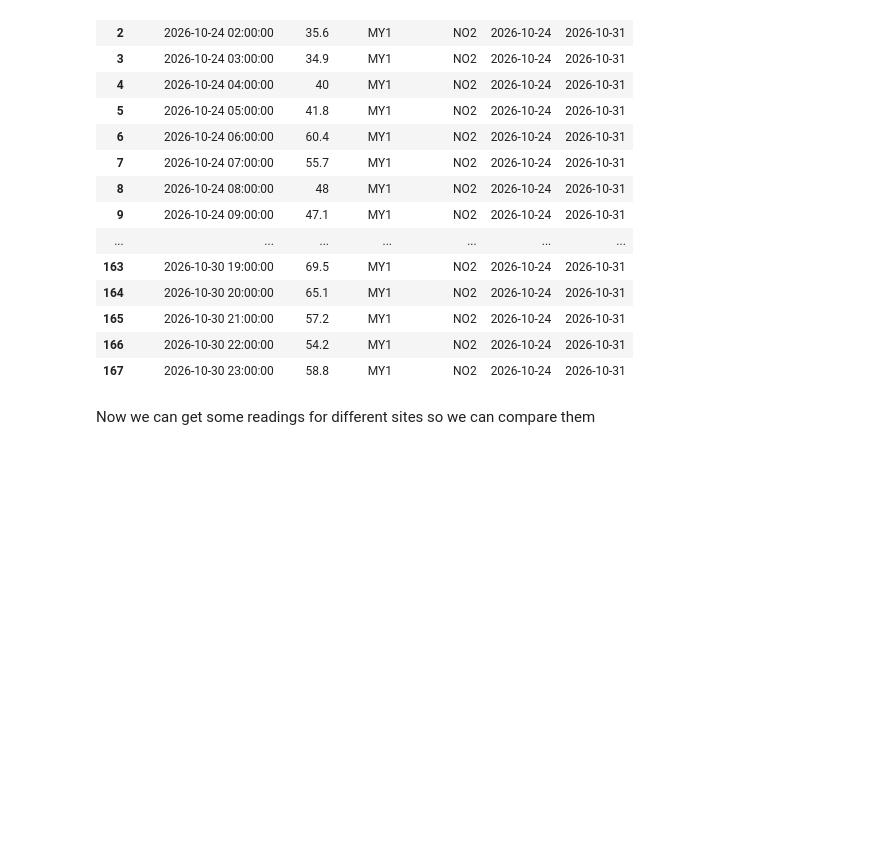
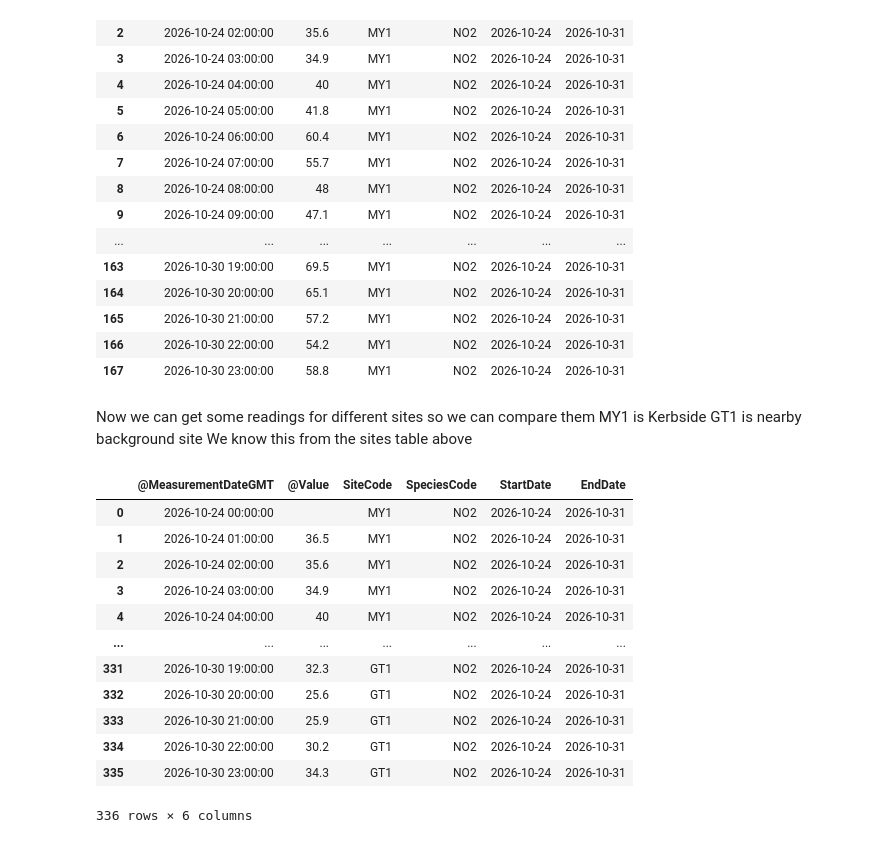
Before and after one commit to KPS25FX/london-air-quality, a Jupyter notebook: ExtractF0Z3.ipynb, the cells around one changed output. Drawn from its saved outputs; the diff is of its cells as text; code cells hidden in the pictures; blank space fills up the shorter version.

```diff
--- a/ExtractF0Z3.ipynb
+++ b/ExtractF0Z3.ipynb
@@ -376,3 +376,25 @@ def GetReadings(Parameters):
 # to do things manually and abstact after
 # %% [markdown]
 Now we can get some readings for different sites so we can compare them
+MY1 is Kerbside
+GT1 is nearby background site
+We know this from the sites table above
+# %%
+MY1 = GetReadings({"SiteCode": "MY1", "SpeciesCode": "NO2", "StartDate": "2026-10-24", "EndDate": "2026-10-31"})
+GT1 = GetReadings({"SiteCode": "GT1", "SpeciesCode": "NO2", "StartDate": "2026-10-24", "EndDate": "2026-10-31"})
+Readings = pandas.concat([MY1, GT1], ignore_index=True)
+Readings
+# %% [output]
+|  | @MeasurementDateGMT | @Value | SiteCode | SpeciesCode | StartDate | EndDate |
+| 0 | 2026-10-24 00:00:00 |  | MY1 | NO2 | 2026-10-24 | 2026-10-31 |
+| 1 | 2026-10-24 01:00:00 | 36.5 | MY1 | NO2 | 2026-10-24 | 2026-10-31 |
+| 2 | 2026-10-24 02:00:00 | 35.6 | MY1 | NO2 | 2026-10-24 | 2026-10-31 |
+| 3 | 2026-10-24 03:00:00 | 34.9 | MY1 | NO2 | 2026-10-24 | 2026-10-31 |
+| 4 | 2026-10-24 04:00:00 | 40 | MY1 | NO2 | 2026-10-24 | 2026-10-31 |
+| ... | ... | ... | ... | ... | ... | ... |
+| 331 | 2026-10-30 19:00:00 | 32.3 | GT1 | NO2 | 2026-10-24 | 2026-10-31 |
+| 332 | 2026-10-30 20:00:00 | 25.6 | GT1 | NO2 | 2026-10-24 | 2026-10-31 |
+| 333 | 2026-10-30 21:00:00 | 25.9 | GT1 | NO2 | 2026-10-24 | 2026-10-31 |
+| 334 | 2026-10-30 22:00:00 | 30.2 | GT1 | NO2 | 2026-10-24 | 2026-10-31 |
+| 335 | 2026-10-30 23:00:00 | 34.3 | GT1 | NO2 | 2026-10-24 | 2026-10-31 |
+336 rows × 6 columns
```
Also changed, not shown: parts of 2 cells of this notebook, 1 other file.
